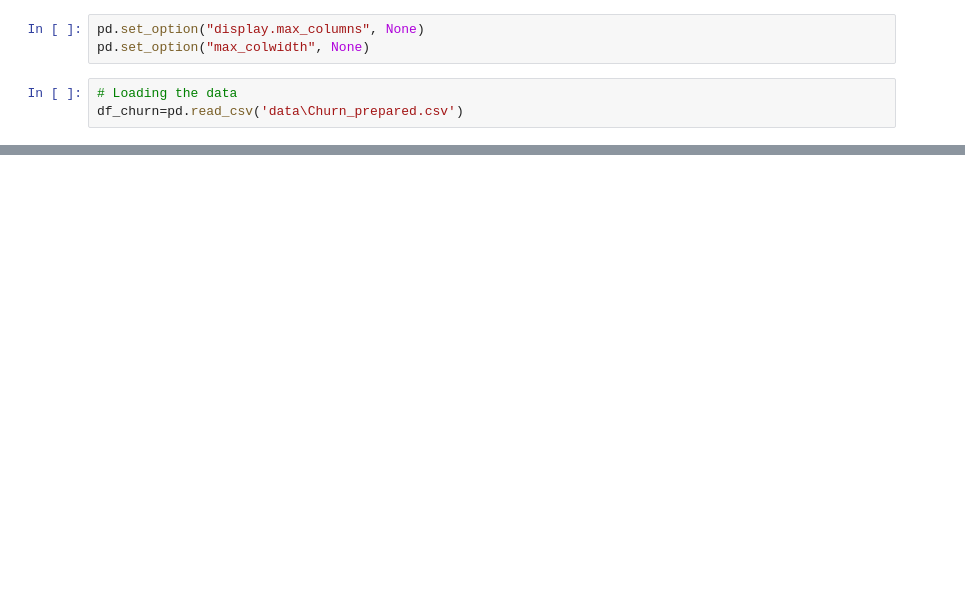
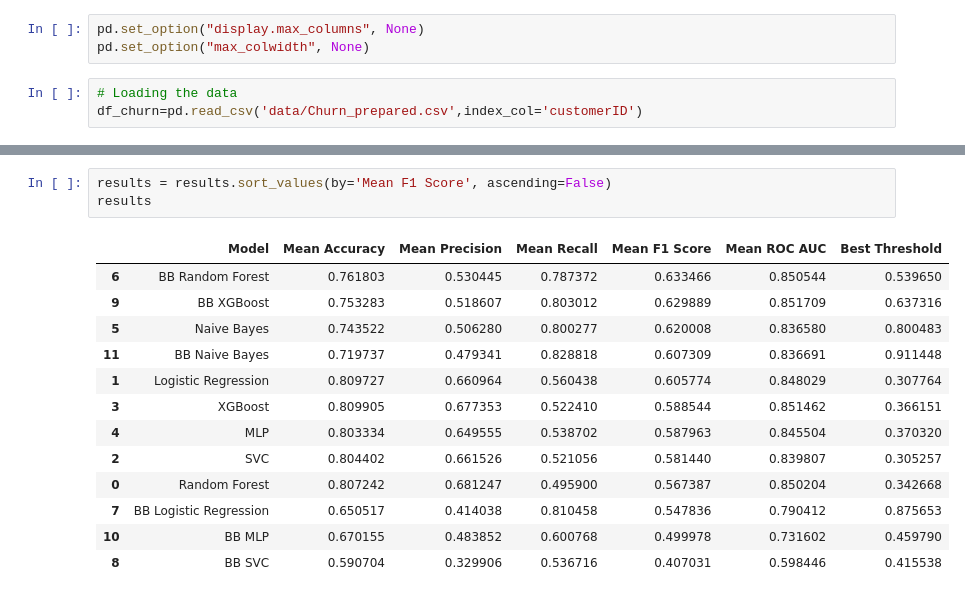
Before and after one commit to VigMarton/churn-analysis, a Jupyter notebook: churn_prediction.ipynb, the cells around one changed output, grey strips where cells are left out. Cells and saved outputs as stored; diff of their text form; blank space fills up the shorter version.

```diff
--- a/churn_prediction.ipynb
+++ b/churn_prediction.ipynb
@@ -22,4 +25,4 @@ pd.set_option("display.max_columns", None)
 pd.set_option("max_colwidth", None)
 # %%
 # Loading the data
-df_churn=pd.read_csv('data\Churn_prepared.csv')
+df_churn=pd.read_csv('data/Churn_prepared.csv',index_col='customerID')
@@ -587,0 +112,17 @@ To enhance the predictive performance of these models, consider the following st
+# %%
+results = results.sort_values(by='Mean F1 Score', ascending=False)
+results
+# %% [output]
+|  | Model | Mean Accuracy | Mean Precision | Mean Recall | Mean F1 Score | Mean ROC AUC | Best Threshold |
+| 6 | BB Random Forest | 0.761803 | 0.530445 | 0.787372 | 0.633466 | 0.850544 | 0.539650 |
+| 9 | BB XGBoost | 0.753283 | 0.518607 | 0.803012 | 0.629889 | 0.851709 | 0.637316 |
+| 5 | Naive Bayes | 0.743522 | 0.506280 | 0.800277 | 0.620008 | 0.836580 | 0.800483 |
+| 11 | BB Naive Bayes | 0.719737 | 0.479341 | 0.828818 | 0.607309 | 0.836691 | 0.911448 |
+| 1 | Logistic Regression | 0.809727 | 0.660964 | 0.560438 | 0.605774 | 0.848029 | 0.307764 |
+| 3 | XGBoost | 0.809905 | 0.677353 | 0.522410 | 0.588544 | 0.851462 | 0.366151 |
+| 4 | MLP | 0.803334 | 0.649555 | 0.538702 | 0.587963 | 0.845504 | 0.370320 |
+| 2 | SVC | 0.804402 | 0.661526 | 0.521056 | 0.581440 | 0.839807 | 0.305257 |
+| 0 | Random Forest | 0.807242 | 0.681247 | 0.495900 | 0.567387 | 0.850204 | 0.342668 |
+| 7 | BB Logistic Regression | 0.650517 | 0.414038 | 0.810458 | 0.547836 | 0.790412 | 0.875653 |
+| 10 | BB MLP | 0.670155 | 0.483852 | 0.600768 | 0.499978 | 0.731602 | 0.459790 |
+| 8 | BB SVC | 0.590704 | 0.329906 | 0.536716 | 0.407031 | 0.598446 | 0.415538 |
```
Also changed, not shown: parts of 26 cells of this notebook, 25 other files.
